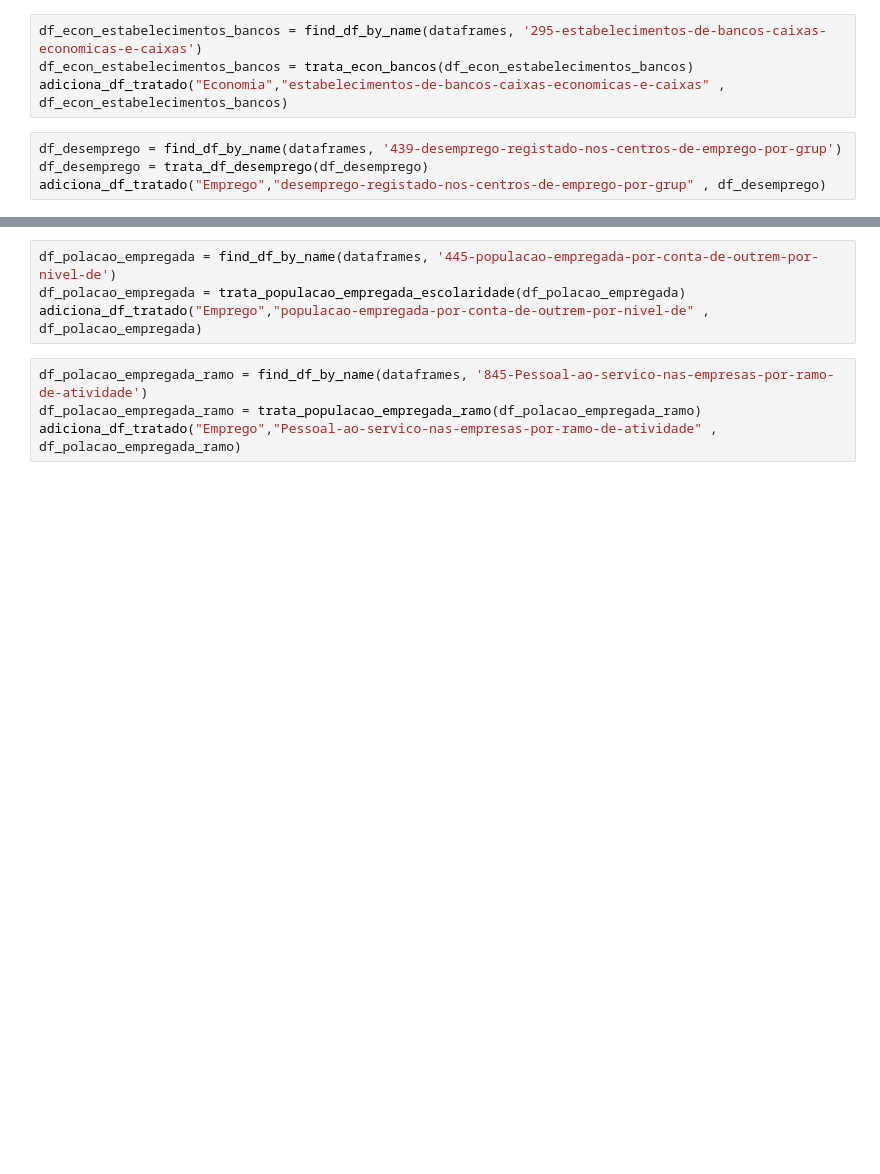
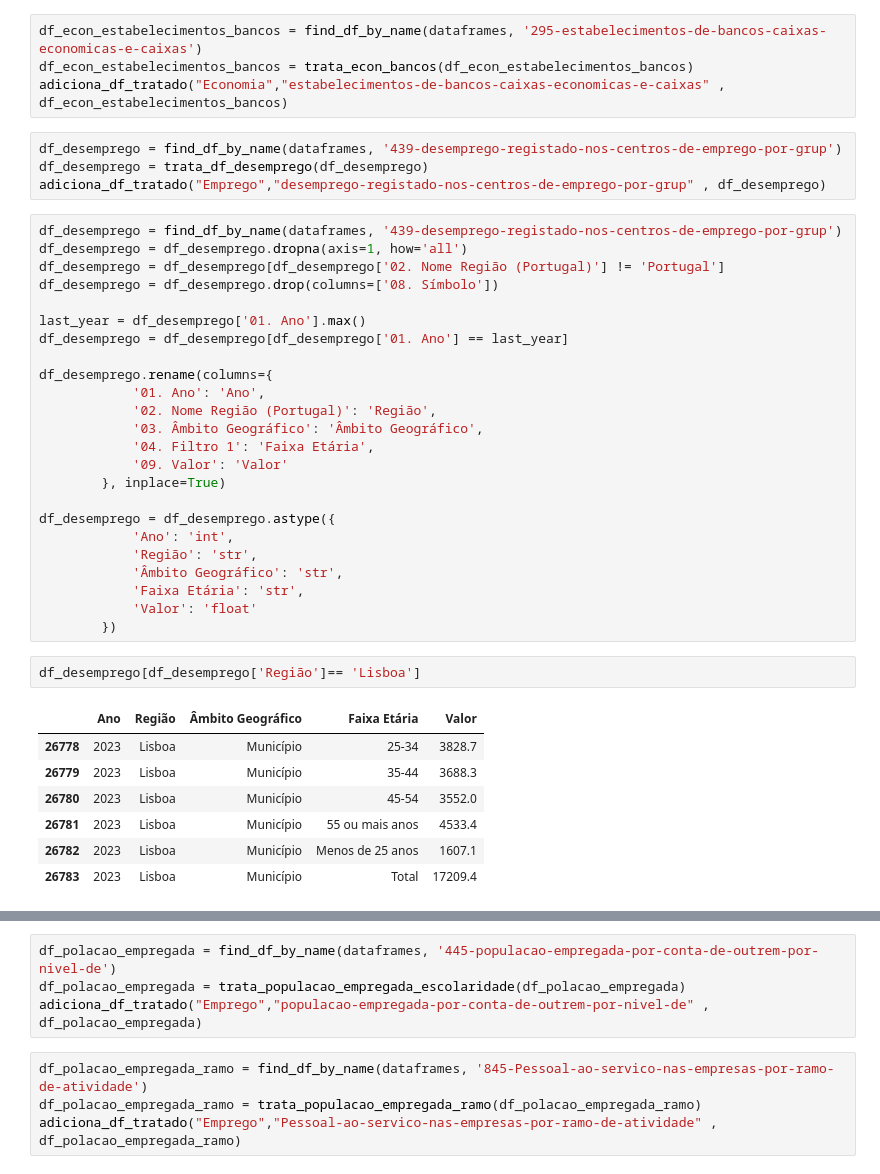
Before and after one commit to johnosd/MPAlugueisLisboa, a Jupyter notebook: src/PordataPt/PorData_Process.ipynb, the cells around one changed output, grey strips where cells are left out. Saved outputs shown, nothing was run; the diff lists cells and outputs as text; blank space fills up the shorter version.

```diff
--- a/src/PordataPt/PorData_Process.ipynb
+++ b/src/PordataPt/PorData_Process.ipynb
@@ -1115,3 +1127,37 @@ adiciona_df_tratado("Economia","estabelecimentos-de-bancos-caixas-economicas-e-c
 df_desemprego = find_df_by_name(dataframes, '439-desemprego-registado-nos-centros-de-emprego-por-grup')
 df_desemprego = trata_df_desemprego(df_desemprego)
 adiciona_df_tratado("Emprego","desemprego-registado-nos-centros-de-emprego-por-grup" , df_desemprego)
+# %%
+df_desemprego = find_df_by_name(dataframes, '439-desemprego-registado-nos-centros-de-emprego-por-grup')
+df_desemprego = df_desemprego.dropna(axis=1, how='all')
+df_desemprego = df_desemprego[df_desemprego['02. Nome Região (Portugal)'] != 'Portugal']
+df_desemprego = df_desemprego.drop(columns=['08. Símbolo'])
+
+last_year = df_desemprego['01. Ano'].max()
+df_desemprego = df_desemprego[df_desemprego['01. Ano'] == last_year]
+
+df_desemprego.rename(columns={
+            '01. Ano': 'Ano',
+            '02. Nome Região (Portugal)': 'Região',
+            '03. Âmbito Geográfico': 'Âmbito Geográfico',
+            '04. Filtro 1': 'Faixa Etária',
+            '09. Valor': 'Valor'
+        }, inplace=True)
+
+df_desemprego = df_desemprego.astype({
+            'Ano': 'int',
+            'Região': 'str',
+            'Âmbito Geográfico': 'str',
+            'Faixa Etária': 'str',
+            'Valor': 'float'
+        })
+# %%
+df_desemprego[df_desemprego['Região']== 'Lisboa']
+# %% [output]
+|  | Ano | Região | Âmbito Geográfico | Faixa Etária | Valor |
+| 26778 | 2023 | Lisboa | Município | 25-34 | 3828.7 |
+| 26779 | 2023 | Lisboa | Município | 35-44 | 3688.3 |
+| 26780 | 2023 | Lisboa | Município | 45-54 | 3552.0 |
+| 26781 | 2023 | Lisboa | Município | 55 ou mais anos | 4533.4 |
+| 26782 | 2023 | Lisboa | Município | Menos de 25 anos | 1607.1 |
+| 26783 | 2023 | Lisboa | Município | Total | 17209.4 |
```
Also changed, not shown: parts of 10 cells of this notebook, 1 other file.
